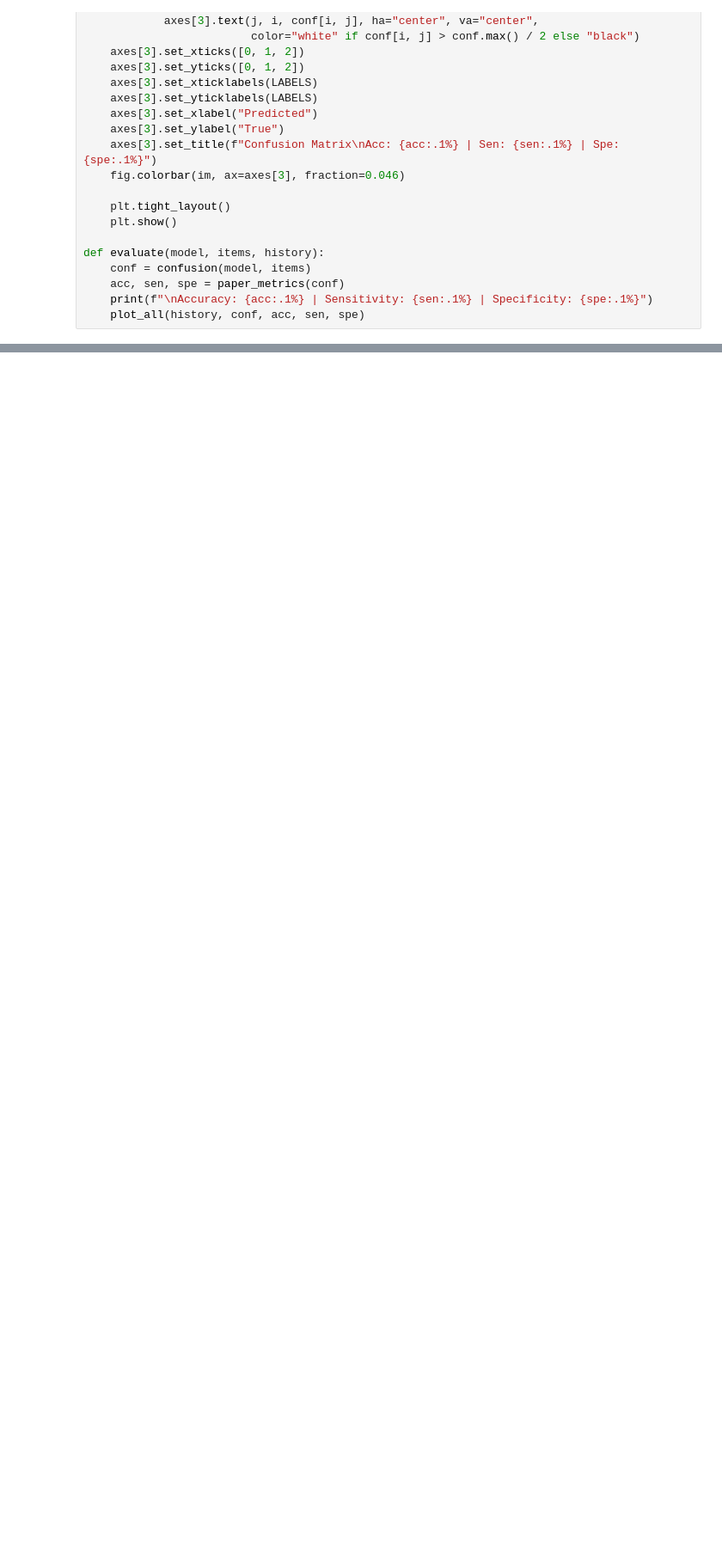
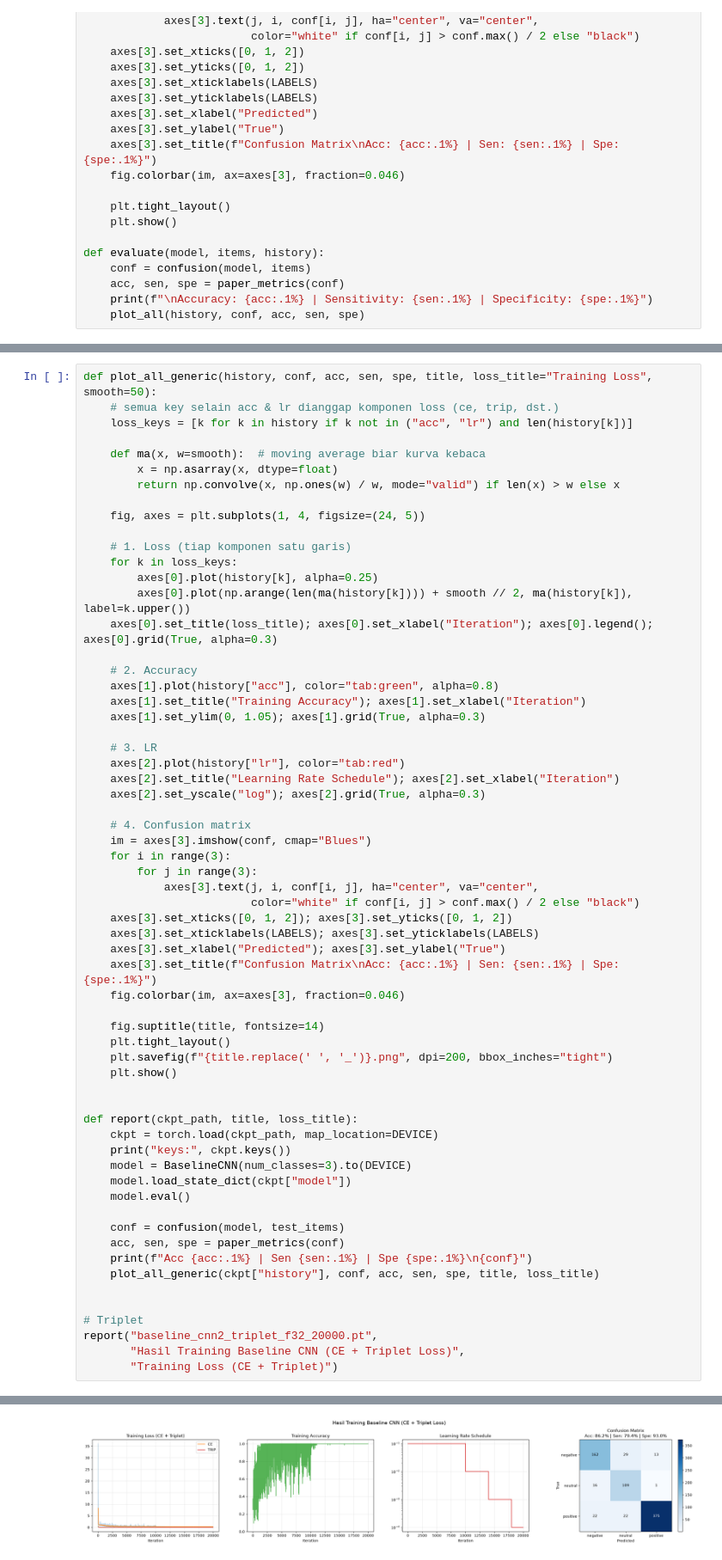
Before and after one commit to lycorixia/OpenGait-ScoNet, a Jupyter notebook: notebooks/baseline_cnn_triplet.ipynb, the cells around one changed output, grey strips where cells are left out. Shown at 86% size. Cells and saved outputs as stored; diff of their text form; blank space fills up the shorter version.

```diff
--- a/notebooks/baseline_cnn_triplet.ipynb
+++ b/notebooks/baseline_cnn_triplet.ipynb
@@ -541,0 +538,63 @@ evaluate_triplet("baseline_cnn2_triplet_f32_full.pt", test_items)
+# %%
+def plot_all_generic(history, conf, acc, sen, spe, title, loss_title="Training Loss", smooth=50):
+    # semua key selain acc & lr dianggap komponen loss (ce, trip, dst.)
+    loss_keys = [k for k in history if k not in ("acc", "lr") and len(history[k])]
+
+    def ma(x, w=smooth):  # moving average biar kurva kebaca
+        x = np.asarray(x, dtype=float)
+        return np.convolve(x, np.ones(w) / w, mode="valid") if len(x) > w else x
+
+    fig, axes = plt.subplots(1, 4, figsize=(24, 5))
+
+    # 1. Loss (tiap komponen satu garis)
+    for k in loss_keys:
+        axes[0].plot(history[k], alpha=0.25)
+        axes[0].plot(np.arange(len(ma(history[k]))) + smooth // 2, ma(history[k]), label=k.upper())
+    axes[0].set_title(loss_title); axes[0].set_xlabel("Iteration"); axes[0].legend(); axes[0].grid(True, alpha=0.3)
+
+    # 2. Accuracy
+    axes[1].plot(history["acc"], color="tab:green", alpha=0.8)
+    axes[1].set_title("Training Accuracy"); axes[1].set_xlabel("Iteration")
+    axes[1].set_ylim(0, 1.05); axes[1].grid(True, alpha=0.3)
+
+    # 3. LR
+    axes[2].plot(history["lr"], color="tab:red")
+    axes[2].set_title("Learning Rate Schedule"); axes[2].set_xlabel("Iteration")
+    axes[2].set_yscale("log"); axes[2].grid(True, alpha=0.3)
+
+    # 4. Confusion matrix
+    im = axes[3].imshow(conf, cmap="Blues")
+    for i in range(3):
+        for j in range(3):
+            axes[3].text(j, i, conf[i, j], ha="center", va="center",
+                         color="white" if conf[i, j] > conf.max() / 2 else "black")
+    axes[3].set_xticks([0, 1, 2]); axes[3].set_yticks([0, 1, 2])
+    axes[3].set_xticklabels(LABELS); axes[3].set_yticklabels(LABELS)
+    axes[3].set_xlabel("Predicted"); axes[3].set_ylabel("True")
+    axes[3].set_title(f"Confusion Matrix\nAcc: {acc:.1%} | Sen: {sen:.1%} | Spe: {spe:.1%}")
+    fig.colorbar(im, ax=axes[3], fraction=0.046)
+
+    fig.suptitle(title, fontsize=14)
+    plt.tight_layout()
+    plt.savefig(f"{title.replace(' ', '_')}.png", dpi=200, bbox_inches="tight")
+    plt.show()
+
+
+def report(ckpt_path, title, loss_title):
+    ckpt = torch.load(ckpt_path, map_location=DEVICE)
+    print("keys:", ckpt.keys())
+    model = BaselineCNN(num_classes=3).to(DEVICE)
+    model.load_state_dict(ckpt["model"])
+    model.eval()
+
+    conf = confusion(model, test_items)
+    acc, sen, spe = paper_metrics(conf)
+    print(f"Acc {acc:.1%} | Sen {sen:.1%} | Spe {spe:.1%}\n{conf}")
+    plot_all_generic(ckpt["history"], conf, acc, sen, spe, title, loss_title)
+
+
+# Triplet
+report("baseline_cnn2_triplet_f32_20000.pt",
+       "Hasil Training Baseline CNN (CE + Triplet Loss)",
+       "Training Loss (CE + Triplet)")
+# %% [output]
@@ -541,0 +606 @@ evaluate_triplet("baseline_cnn2_triplet_f32_full.pt", test_items)
+[figure, added]
```
Also changed, not shown: parts of 4 cells of this notebook, 11 other files.
